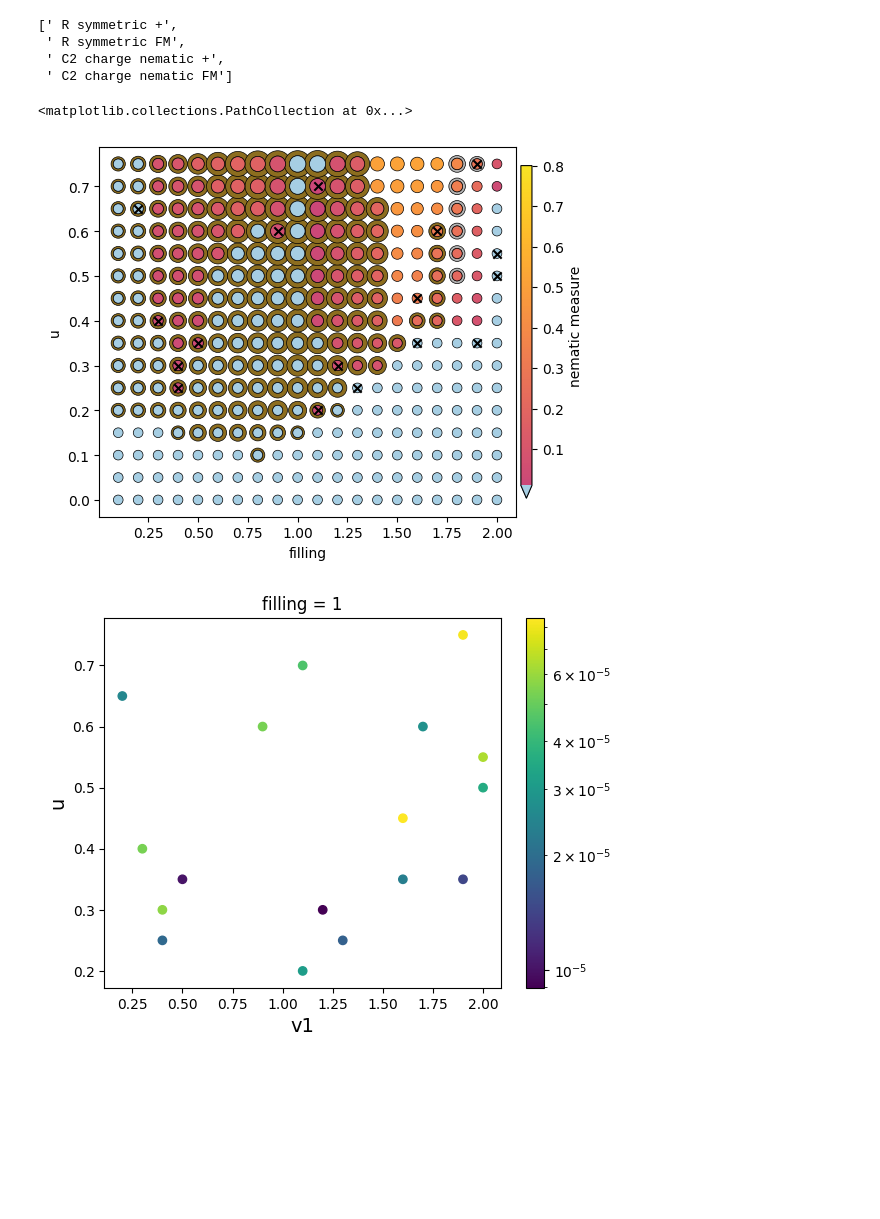
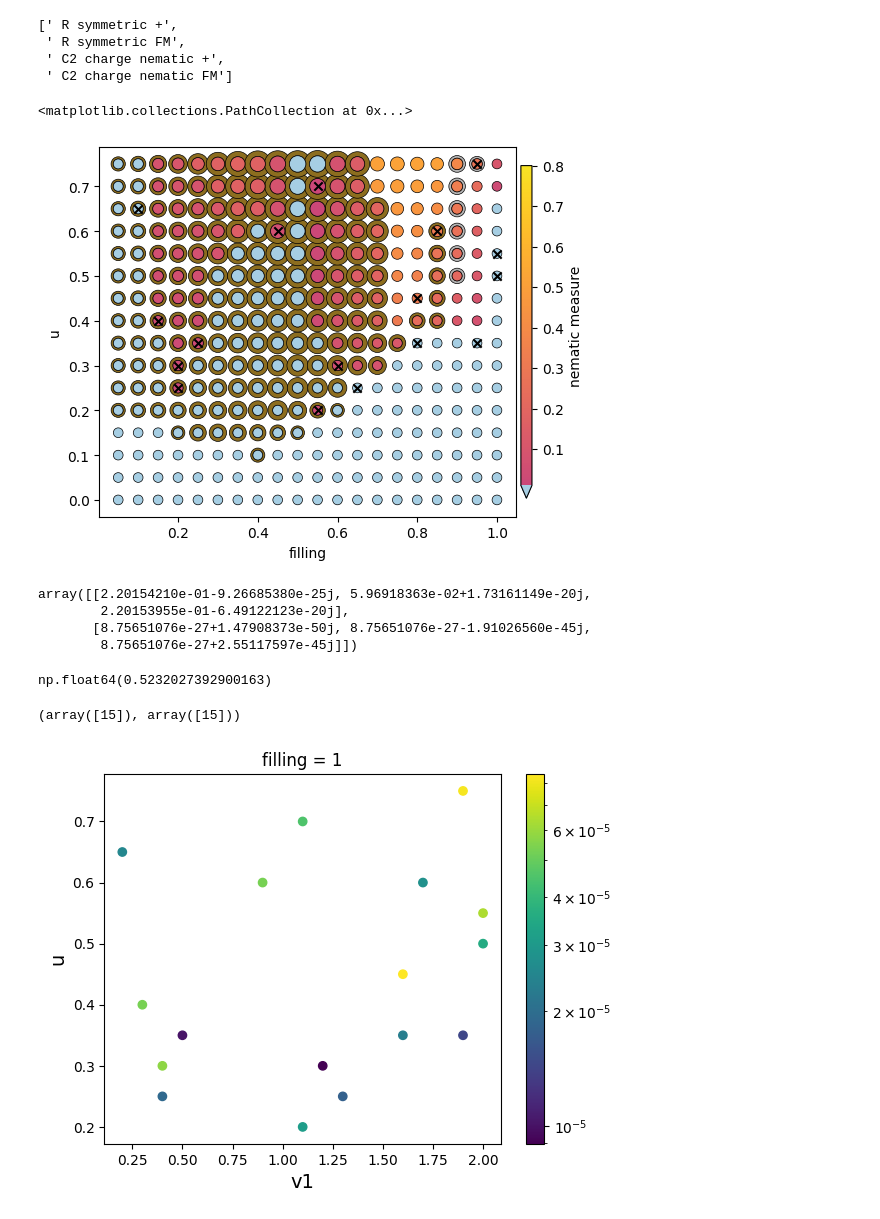
Before and after one commit to yumannhe/SCHF_auto_collinear, a Jupyter notebook: data_analysis/over_filling/phase_diagram_fixed_u_v_raio_over_filling_t_4_em4_v1_v2_fm.ipynb, the cells around one changed output. Cells and saved outputs as stored; diff of their text form; code cells hidden in the pictures; blank space fills up the shorter version.

```diff
--- a/data_analysis/over_filling/phase_diagram_fixed_u_v_raio_over_filling_t_4_em4_v1_v2_fm.ipynb
+++ b/data_analysis/over_filling/phase_diagram_fixed_u_v_raio_over_filling_t_4_em4_v1_v2_fm.ipynb
@@ -369,8 +391,8 @@ Text(0.5, 1.0, 'site c')
 from functions_parameters.phase_plot import PlotConfig, plot_phase_map
 
 ts_check = np.zeros(u_mesh.shape)
-CFG = PlotConfig(nem_vmax=0.8, energy_max=0.2)
-fig, ax = plt.subplots()
+CFG = PlotConfig(nem_vmax=0.6, energy_max=0.1)
+fig, ax = plt.subplots(figsize=(7, 5))
 plot_phase_map(
     fig,
     ax,
@@ -449,21 +491,36 @@ unique_phase_name_degenerate
 # %%
 fig, ax = plt.subplots()
 plot_phase_map(
     fig,
     ax,
-    filling_mesh, u_mesh,
+    filling_mesh/2, u_mesh,
     sorted_ground_state_e,               # [...,0] read inside
     nematic_measure,
     ts_check, f_phase,
     f_max_measure,                       # or f_measure if you prefer mean
     cfg=CFG,
 )
 ax.set_xlabel("filling")
 ax.set_ylabel("u")
-ax.scatter(filling_arr[degenerate_index[0]], u_arr[degenerate_index[1]], marker='x', color='black', zorder=10)
+ax.scatter(filling_arr[degenerate_index[0]]/2, u_arr[degenerate_index[1]], marker='x', color='black', zorder=10)
 # %% [output]
 <matplotlib.collections.PathCollection at 0x...>
-[figure, old version]
+[figure, new version]
+# %%
+sorted_density[4,-1,0]
+# %% [output]
+array([[2.20154210e-01-9.26685380e-25j, 5.96918363e-02+1.73161149e-20j,
+        2.20153955e-01-6.49122123e-20j],
+       [8.75651076e-27+1.47908373e-50j, 8.75651076e-27-1.91026560e-45j,
+        8.75651076e-27+2.55117597e-45j]])
+# %%
+np.max(nematic_measure)
+# %% [output]
+np.float64(0.5232027392900163)
+# %%
+np.where(nematic_measure==np.max(nematic_measure))
+# %% [output]
+(array([15]), array([15]))
 # %%
 import matplotlib
 
```
Also changed, not shown: parts of 11 cells of this notebook, 3 other files.
